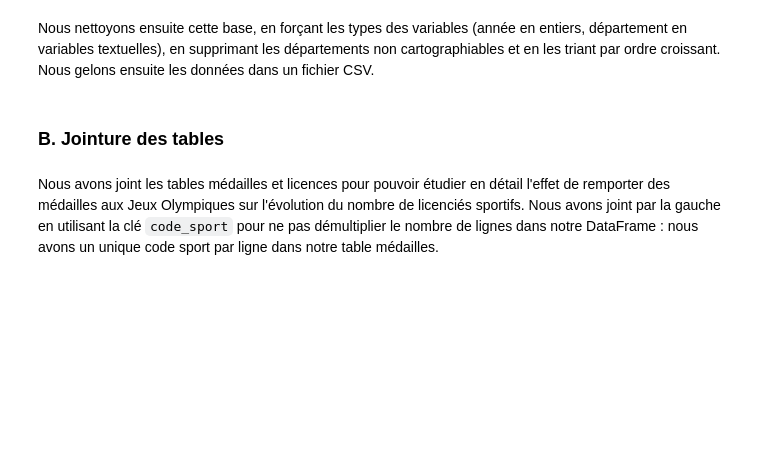
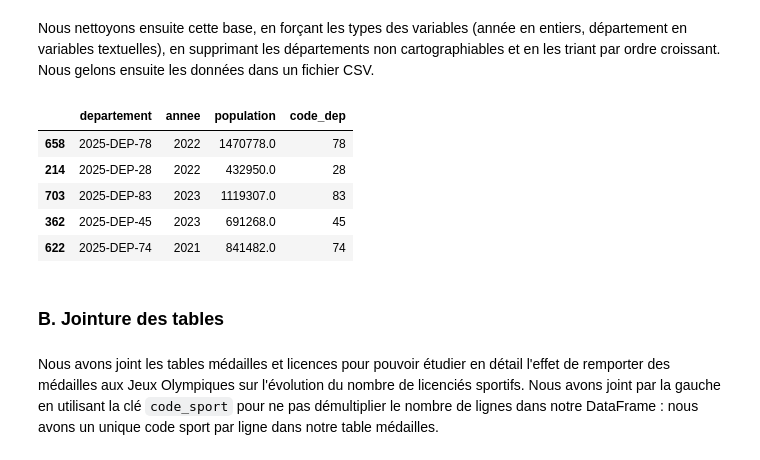
Before and after one commit to oldblindmole/Projet_Python_Data_Science_JO, a Jupyter notebook: main.ipynb, the cells around one changed output. Cells and saved outputs as stored; diff of their text form; code cells hidden in the pictures; blank space fills up the shorter version.

Commit message:
nouvelle data pop

```diff
--- a/main.ipynb
+++ b/main.ipynb
@@ -217,8 +229,15 @@ data_pop = code_dep_pop(data_pop, "departement")
 Nous nettoyons ensuite cette base, en forçant les types des variables (année en entiers, département en variables textuelles), en supprimant les départements non cartographiables et en les triant par ordre croissant. Nous gelons ensuite les données dans un fichier CSV.
 # %%
 data_pop_clean = clean_population(data_pop)
-#gel_population(data_pop_clean)
+gel_population(data_pop_clean)
 data_pop_clean.sample(5)
+# %% [output]
+|  | departement | annee | population | code_dep |
+| 658 | 2025-DEP-78 | 2022 | 1470778.0 | 78 |
+| 214 | 2025-DEP-28 | 2022 | 432950.0 | 28 |
+| 703 | 2025-DEP-83 | 2023 | 1119307.0 | 83 |
+| 362 | 2025-DEP-45 | 2023 | 691268.0 | 45 |
+| 622 | 2025-DEP-74 | 2021 | 841482.0 | 74 |
 # %% [markdown]
 ### B. Jointure des tables
 # %% [markdown]
```
Also changed, not shown: parts of 2 cells of this notebook, 1 other file.
